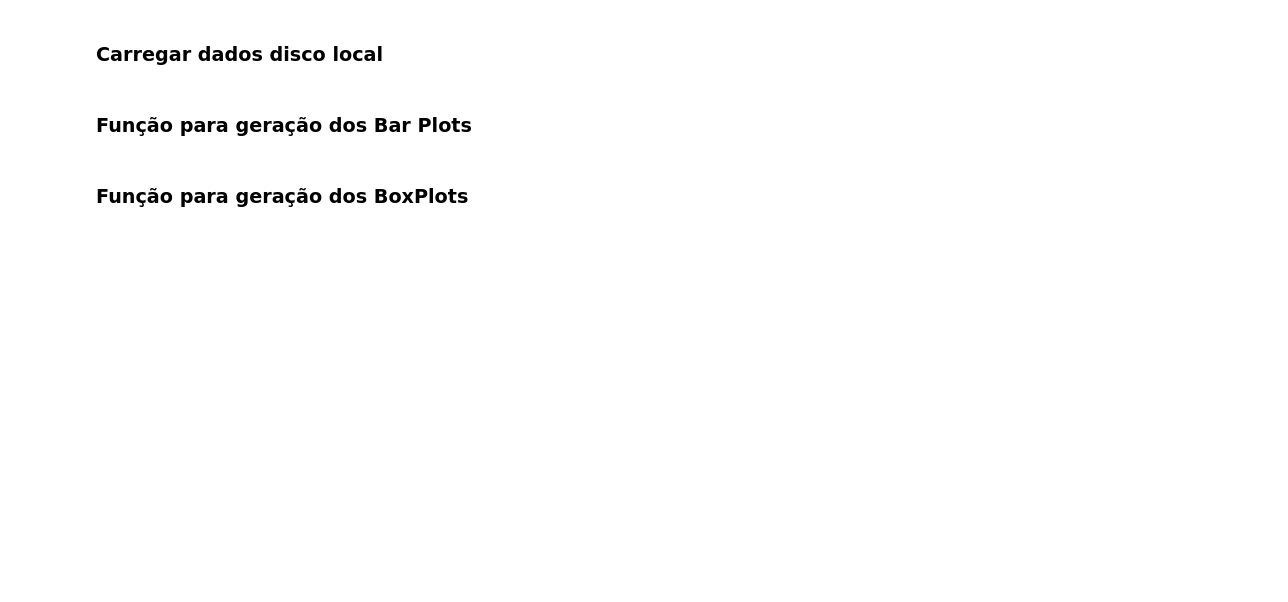
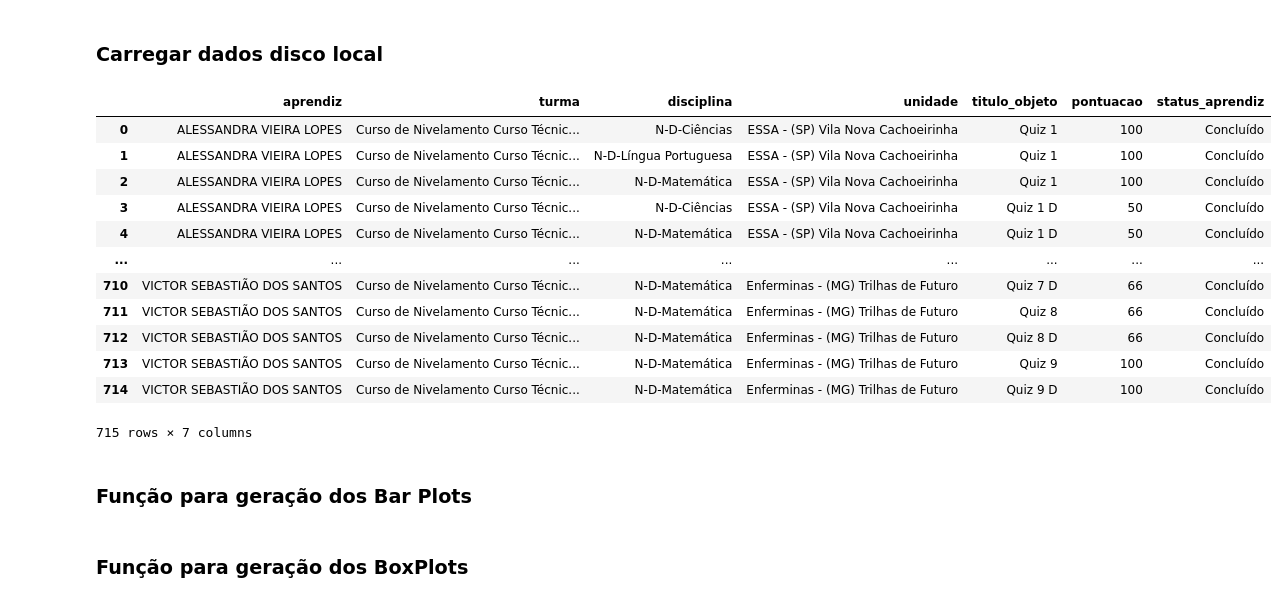
Before and after one commit to mediote/proz_quiz, a Jupyter notebook: quiz.ipynb, the cells around one changed output. Drawn from its saved outputs; the diff is of its cells as text; code cells hidden in the pictures; blank space fills up the shorter version.

```diff
--- a/quiz.ipynb
+++ b/quiz.ipynb
@@ -3,15 +3,30 @@
 # %%
 import pandas as pd
 
 enfermagem = pd.read_csv('./datasets/nivelamento_enf_geral.csv')
 enfermagem = enfermagem[enfermagem.status_aprendiz == 'Concluído']
 enfermagem = enfermagem[enfermagem.titulo_objeto.str.startswith("Quiz")]
 enfermagem = enfermagem.reset_index().drop(columns='index')
+enfermagem
 
 #demais_cursos = pd.read_csv('./datasets/demais/demais_cursos.csv')
 #demais_cursos = demais_cursos[demais_cursos.status_aprendiz == 'Concluído']
 #demais_cursos = demais_cursos[demais_cursos.titulo_objeto.str.startswith("Quiz")]
 #demais_cursos = demais_cursos.reset_index().drop(columns='index')
+# %% [output]
+|  | aprendiz | turma | disciplina | unidade | titulo_objeto | pontuacao | status_aprendiz |
+| 0 | ALESSANDRA VIEIRA LOPES | Curso de Nivelamento Curso Técnic... | N-D-Ciências | ESSA - (SP) Vila Nova Cachoeirinha | Quiz 1 | 100 | Concluído |
+| 1 | ALESSANDRA VIEIRA LOPES | Curso de Nivelamento Curso Técnic... | N-D-Língua Portuguesa | ESSA - (SP) Vila Nova Cachoeirinha | Quiz 1 | 100 | Concluído |
+| 2 | ALESSANDRA VIEIRA LOPES | Curso de Nivelamento Curso Técnic... | N-D-Matemática | ESSA - (SP) Vila Nova Cachoeirinha | Quiz 1 | 100 | Concluído |
+| 3 | ALESSANDRA VIEIRA LOPES | Curso de Nivelamento Curso Técnic... | N-D-Ciências | ESSA - (SP) Vila Nova Cachoeirinha | Quiz 1 D | 50 | Concluído |
+| 4 | ALESSANDRA VIEIRA LOPES | Curso de Nivelamento Curso Técnic... | N-D-Matemática | ESSA - (SP) Vila Nova Cachoeirinha | Quiz 1 D | 50 | Concluído |
+| ... | ... | ... | ... | ... | ... | ... | ... |
+| 710 | VICTOR SEBASTIÃO DOS SANTOS | Curso de Nivelamento Curso Técnic... | N-D-Matemática | Enferminas - (MG) Trilhas de Futuro | Quiz 7 D | 66 | Concluído |
+| 711 | VICTOR SEBASTIÃO DOS SANTOS | Curso de Nivelamento Curso Técnic... | N-D-Matemática | Enferminas - (MG) Trilhas de Futuro | Quiz 8 | 66 | Concluído |
+| 712 | VICTOR SEBASTIÃO DOS SANTOS | Curso de Nivelamento Curso Técnic... | N-D-Matemática | Enferminas - (MG) Trilhas de Futuro | Quiz 8 D | 66 | Concluído |
+| 713 | VICTOR SEBASTIÃO DOS SANTOS | Curso de Nivelamento Curso Técnic... | N-D-Matemática | Enferminas - (MG) Trilhas de Futuro | Quiz 9 | 100 | Concluído |
+| 714 | VICTOR SEBASTIÃO DOS SANTOS | Curso de Nivelamento Curso Técnic... | N-D-Matemática | Enferminas - (MG) Trilhas de Futuro | Quiz 9 D | 100 | Concluído |
+715 rows × 7 columns
 # %% [markdown]
 ### Função para geração dos Bar Plots
 # %%
```
Also changed, not shown: parts of 3 cells of this notebook, 5 other files.
